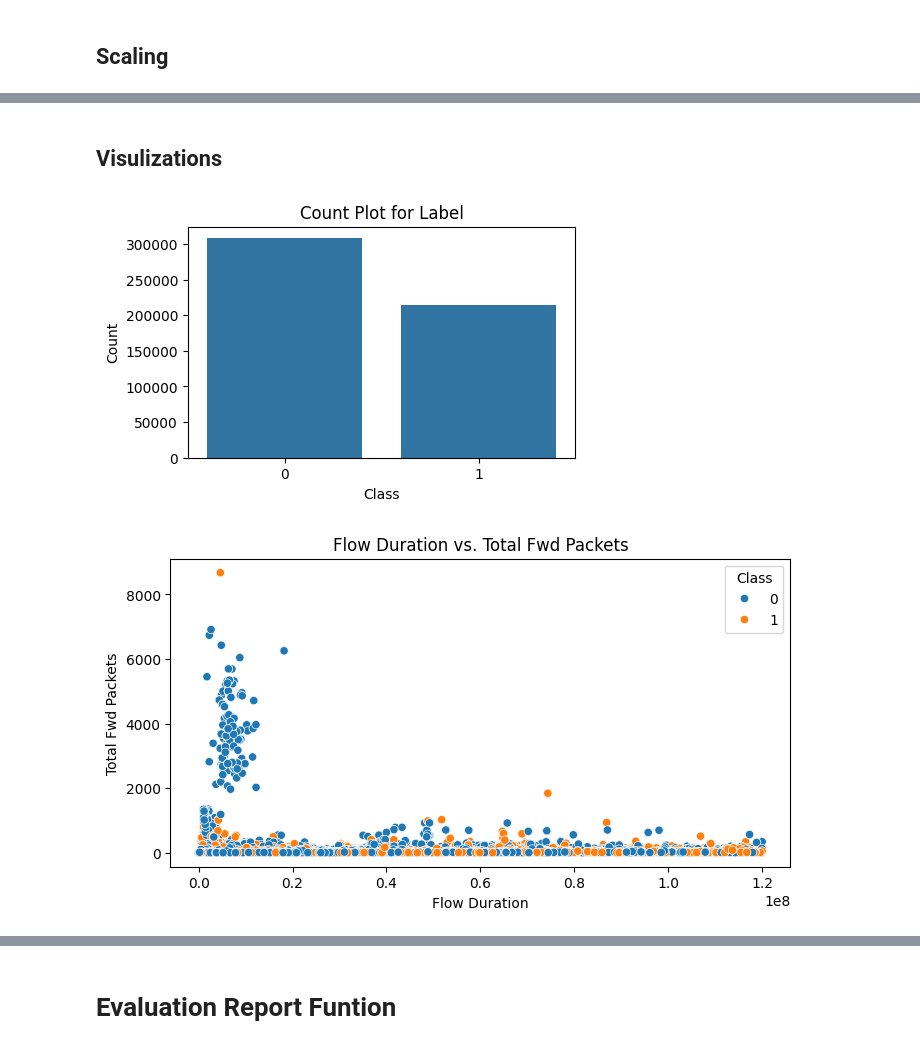
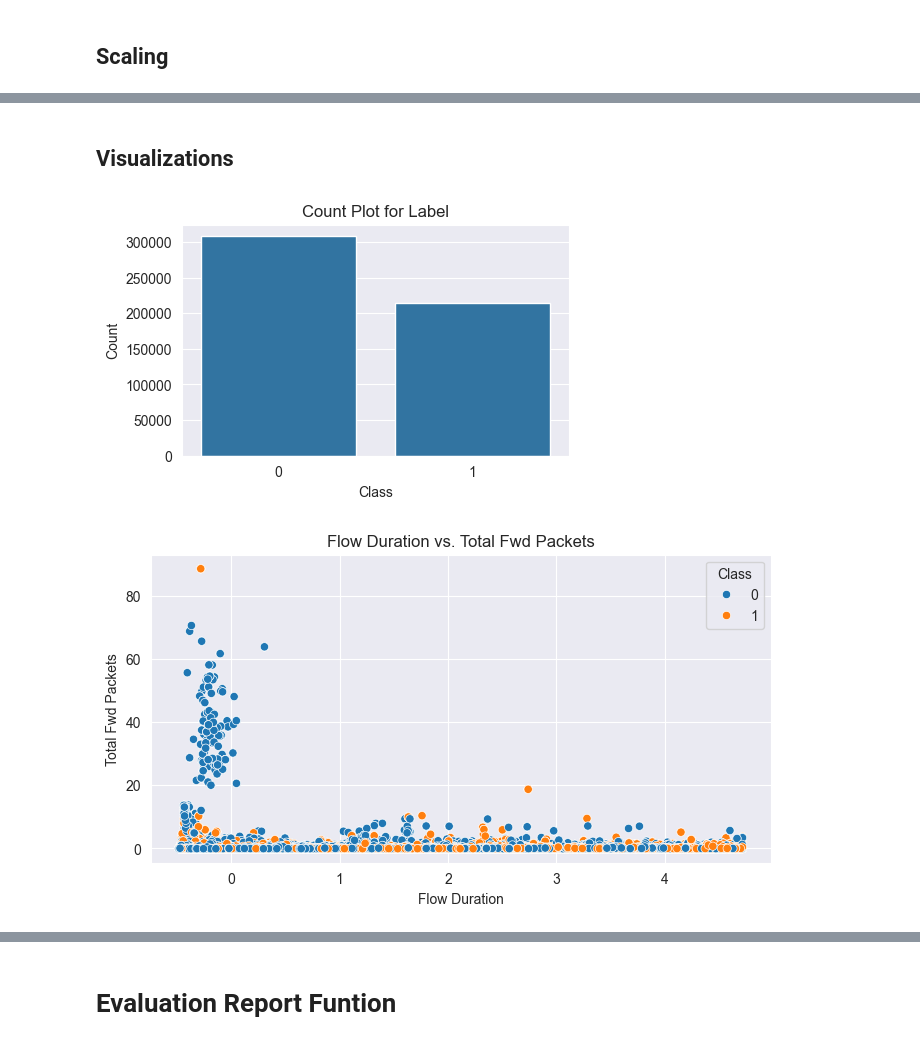
Before and after one commit to nikhil99nick/KeyLogger-Detection, a Jupyter notebook: keyLog.ipynb, the cells around one changed output, grey strips where cells are left out. Drawn from its saved outputs; the diff is of its cells as text; code cells hidden in the pictures.

```diff
--- a/keyLog.ipynb
+++ b/keyLog.ipynb
@@ -5,7 +5,7 @@ import matplotlib.pyplot as plt
 import seaborn as sns
 # %%
-df_num=pd.read_csv('Keylogger_Detection.csv')
-df_num.head(5)
+df = pd.read_csv('Keylogger_Detection.csv')
+df.head(5)
 # %% [output]
 |  | Unnamed: 0 | Flow ID | Source IP | Source Port | Destination IP | Destination Port | Protocol | Timestamp | ... |
 | 0 | 0 | 10.42.0.211-52.6.25.230-34451-443-6 | 10.42.0.211 | 34451.0 | 52.6.25.230 | 443.0 | 6.0 | 04/08/2017 05:12:36 | ... |
@@ -17,10 +17,11 @@ df_num.head(5)
 # %%
 from sklearn.preprocessing import LabelEncoder
 
-df_num[' Destination IP'] = LabelEncoder().fit_transform(df_num[' Destination IP'])
-df_num[' Source IP'] = LabelEncoder().fit_transform(df_num[' Destination IP'])
-df_num['Class'] = LabelEncoder().fit_transform(df_num['Class'])
+df[' Destination IP'] = LabelEncoder().fit_transform(df[' Destination IP'])
+df[' Source IP'] = LabelEncoder().fit_transform(df[' Destination IP'])
+df['Class'] = LabelEncoder().fit_transform(df['Class'])
 
-df_num = df_num.select_dtypes(include=[np.number])
-df_num.drop('Unnamed: 0', axis=1, inplace=True)
-df_num = df_num.dropna()
+df = df.select_dtypes(include=[np.number])
+df.drop('Unnamed: 0', axis=1, inplace=True)
+df = df.dropna()
+df.head()
@@ -31,9 +40,11 @@ from sklearn.preprocessing import StandardScaler
 
 # Initialize the StandardScaler
 scaler = StandardScaler()
-feature_names = df_num.columns
+feature_names = df.columns
 
-target=['Class']
-features = [c for c in df_num.columns if c!="Class"]
+target = ['Class']
+features = [c for c in df.columns if c != "Class"]
 # Fit the scaler to the data and transform the data
-df_scaled= scaler.fit_transform(df_num[features])
+df[features] = scaler.fit_transform(df[features])
+
+df.head(10)
@@ -40,21 +64,21 @@ df_scaled= scaler.fit_transform(df_num[features])
 # %% [markdown]
-## Visulizations
+## Visualizations
 # %%
 plt.figure(figsize=(5, 3))
-sns.countplot(x='Class', data=df_num)
+sns.countplot(x='Class', data=df)
 plt.xlabel('Class')
 plt.ylabel('Count')
 plt.title('Count Plot for Label')
 plt.show()
 # %% [output]
-[figure, old version]
+[figure, new version]
 # %%
 plt.figure(figsize=(8, 4))
-sns.scatterplot(x=' Flow Duration', y=' Total Fwd Packets',hue='Class', data=df_num)
+sns.scatterplot(x=' Flow Duration', y=' Total Fwd Packets', hue='Class', data=df)
 plt.title('Flow Duration vs. Total Fwd Packets')
 plt.xlabel('Flow Duration')
 plt.ylabel('Total Fwd Packets')
 plt.show()
 # %% [output]
-[figure, old version]
+[figure, new version]
 # %%
```
Also changed, not shown: parts of 19 cells of this notebook.
